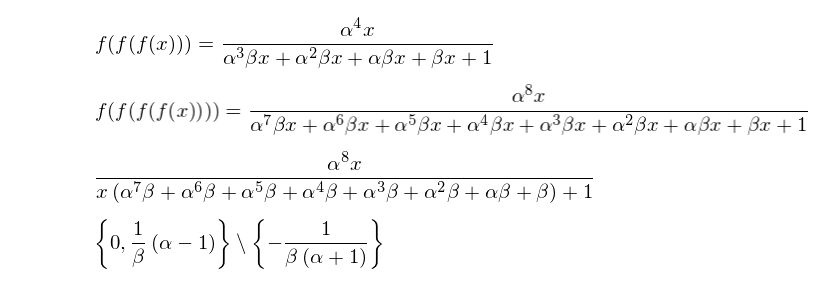
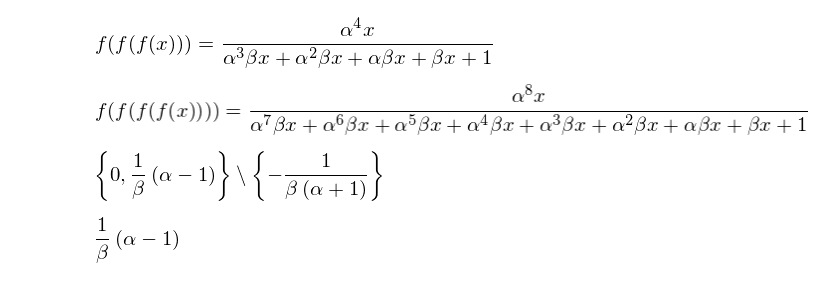
Before and after one commit to rgarcia-herrera/sistemas-dinamicos, a Jupyter notebook: Glass et Pasternack.ipynb, the cells around one changed output. Drawn from its saved outputs; the diff is of its cells as text; code cells hidden in the pictures.

```diff
--- a/Glass et Pasternack.ipynb
+++ b/Glass et Pasternack.ipynb
@@ -90,8 +101,4 @@ Eq(f(f(f(x))), f2)
 Eq(f(f(f(f(x)))), f3)
 # %% [output]
 [figure]
-# %%
-collect(f3, x)
-# %% [output]
-[figure, removed]
 # %%
@@ -98,3 +106,7 @@ collect(f3, x)
 solveset(Eq(f1,x),x)
 # %% [output]
 [figure]
+# %%
+(alpha-1)/beta
+# %% [output]
+[figure, added]
```
Also changed, not shown: parts of 15 cells of this notebook.
